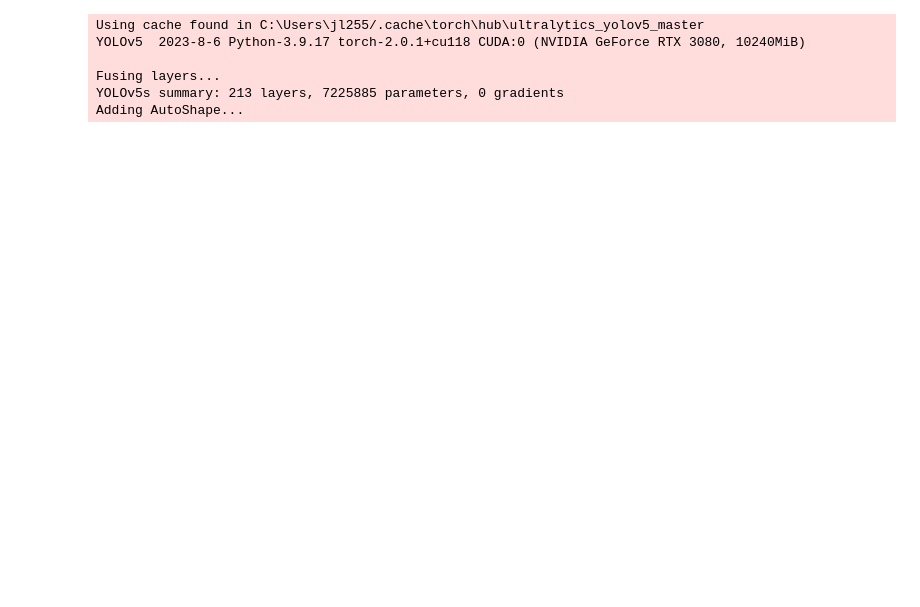
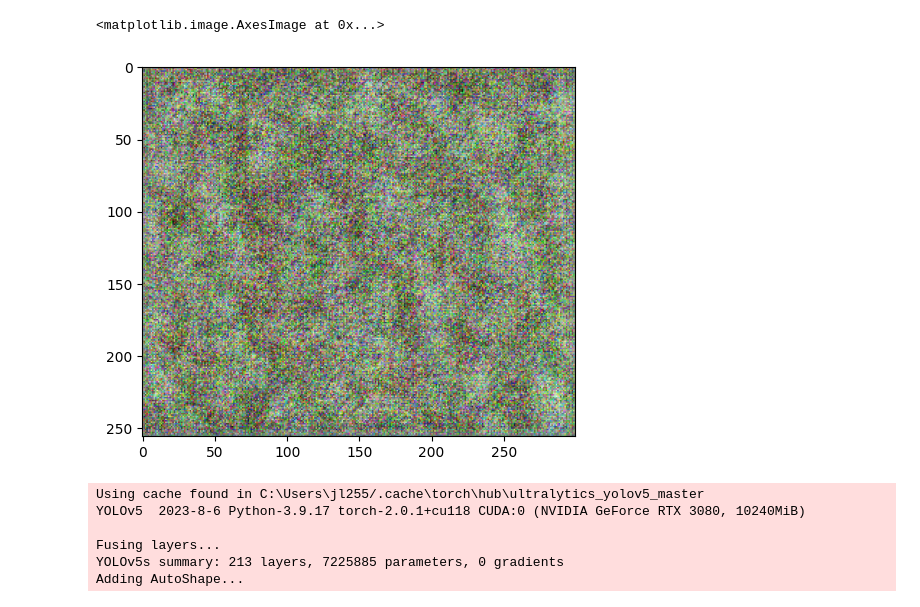
Before and after one commit to Atxous/real-time-YOLOv5-filter, a Jupyter notebook: real_time_cv.ipynb, the cells around one changed output. Saved outputs shown, nothing was run; the diff lists cells and outputs as text; code cells hidden in the pictures; blank space fills up the shorter version.

```diff
--- a/real_time_cv.ipynb
+++ b/real_time_cv.ipynb
@@ -4,0 +87,33 @@ import cv2
+# %%
+class FastCycleGANDiscriminator(torch.nn.Module):
+    def __init__(self):
+        super().__init__()
+        self.convLayer = torch.nn.Sequential(
+            torch.nn.Conv2d(3, 64, kernel_size = 4, stride = 2, padding = 1, bias = False),
+            torch.nn.BatchNorm2d(64),
+            torch.nn.LeakyReLU(0.2, inplace = True),
+            torch.nn.Conv2d(64, 128, kernel_size = 4, stride = 2, padding = 1, bias = False),
+            torch.nn.BatchNorm2d(128),
+            torch.nn.LeakyReLU(0.2, inplace = True),
+            torch.nn.Conv2d(128, 128, kernel_size = 4, stride = 2, padding = 1, bias = False),
+            torch.nn.BatchNorm2d(128),
+            torch.nn.LeakyReLU(0.2, inplace = True),
+            torch.nn.Conv2d(128, 128, kernel_size = 4, stride = 2, padding = 1, bias = False),
+        )
+        self.fcLayer = torch.nn.Sequential(
+            torch.nn.Conv2d(128, 1, kernel_size = 4, stride = 2, padding = 1, bias = False),
+            torch.nn.Flatten(),
+            torch.nn.Linear(64, 256),
+            torch.nn.ReLU(inplace = True),
+            torch.nn.Linear(256, 1)
+        )
+
+    def forward(self, x):
+        x = self.convLayer(x)
+        x = self.fcLayer(x)
+        return x
+# %%
+gan_generator = FastCycleGANGenerator(1).to(device)
+gan_discriminator = FastCycleGANDiscriminator().to(device)
+optimizer_generator = torch.optim.RMSprop(gan_generator.parameters(), lr = 0.00003)
+optimizer_discriminator = torch.optim.RMSprop(gan_discriminator.parameters(), lr = 0.00005)
@@ -4,0 +168,6 @@ import cv2
+# %%
+epochs = 10
+for epoch in range(epochs):
+    if (epoch+1) % 1 == 0:
+        print(f"Epoch {epoch+1}\n-------------------------------")
+    train(dataset, gan_generator, gan_discriminator, optimizer_discriminator, optimizer_generator, device, epoch)
@@ -5,2 +182,7 @@ import cv2
+# %%
+plt.imshow(gan_generator(torch.randn(1, 3, 256, 300).to(device)).squeeze().cpu().detach().numpy().transpose(1, 2, 0))
+# %% [output]
+<matplotlib.image.AxesImage at 0x...>
+[figure, added]
 # %%
 video = cv2.VideoCapture(0)
```
Also changed, not shown: parts of 14 cells of this notebook.
